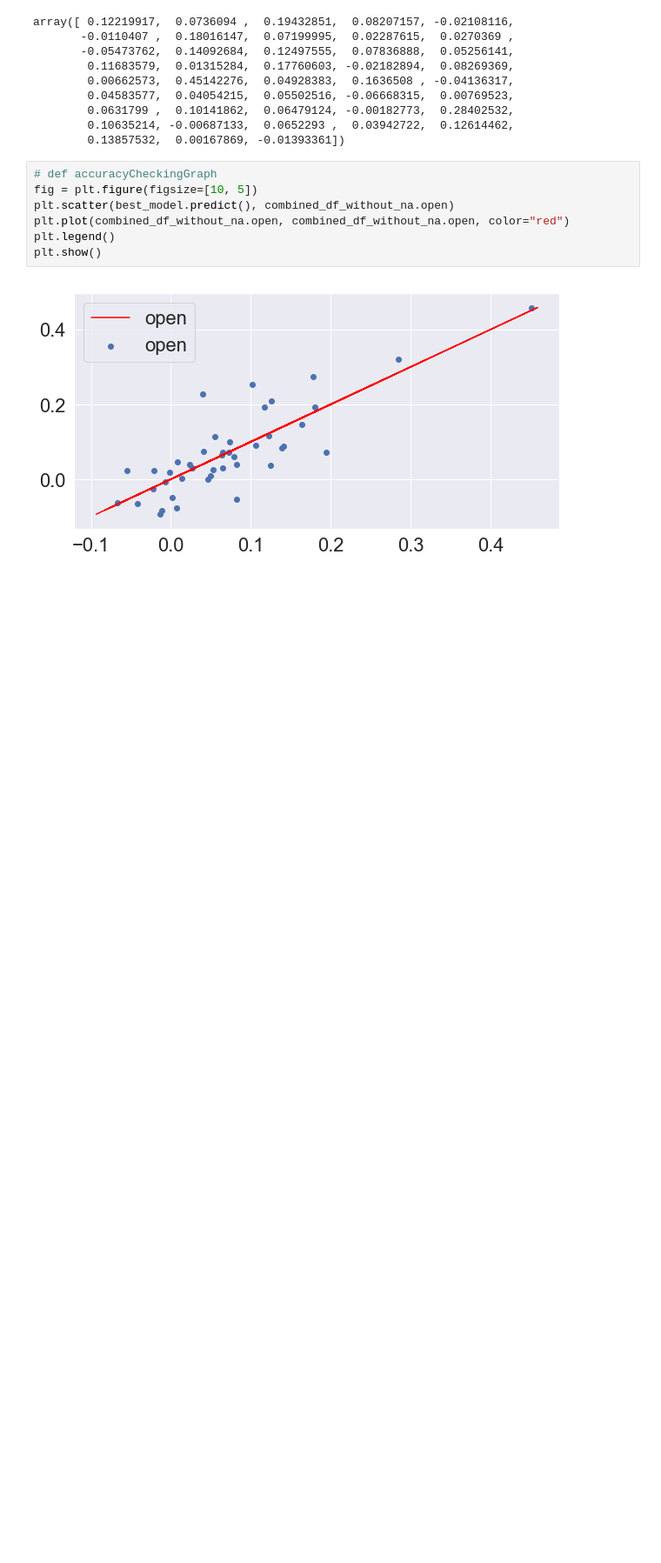
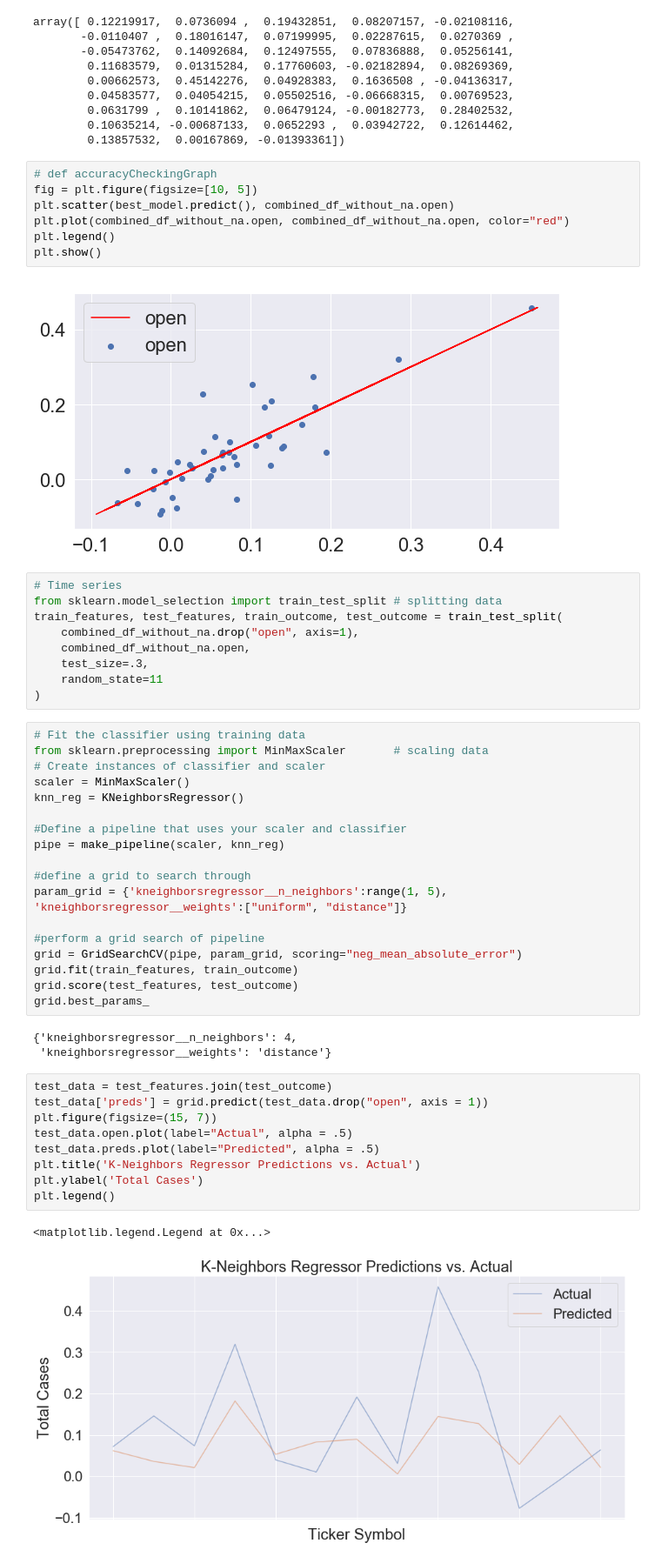
Before and after one commit to itskevinwin/INFO370-Project, a Jupyter notebook: Untitled.ipynb, the cells around one changed output. Shown at 87% size. Saved outputs shown, nothing was run; the diff lists cells and outputs as text; blank space fills up the shorter version.

Commit message:
Models added

```diff
--- a/Untitled.ipynb
+++ b/Untitled.ipynb
@@ -556,3 +555,45 @@ plt.legend()
 plt.show()
 # %% [output]
 [figure]
+# %%
+# Time series
+from sklearn.model_selection import train_test_split # splitting data
+train_features, test_features, train_outcome, test_outcome = train_test_split(
+    combined_df_without_na.drop("open", axis=1),
+    combined_df_without_na.open,
+    test_size=.3,
+    random_state=11
+)
+# %%
+# Fit the classifier using training data
+from sklearn.preprocessing import MinMaxScaler       # scaling data
+# Create instances of classifier and scaler
+scaler = MinMaxScaler()
+knn_reg = KNeighborsRegressor()
+
+#Define a pipeline that uses your scaler and classifier
+pipe = make_pipeline(scaler, knn_reg)
+
+#define a grid to search through
+param_grid = {'kneighborsregressor__n_neighbors':range(1, 5), 'kneighborsregressor__weights':["uniform", "distance"]}
+
+#perform a grid search of pipeline
+grid = GridSearchCV(pipe, param_grid, scoring="neg_mean_absolute_error")
+grid.fit(train_features, train_outcome)
+grid.score(test_features, test_outcome)
+grid.best_params_
+# %% [output]
+{'kneighborsregressor__n_neighbors': 4,
+ 'kneighborsregressor__weights': 'distance'}
+# %%
+test_data = test_features.join(test_outcome)
+test_data['preds'] = grid.predict(test_data.drop("open", axis = 1))
+plt.figure(figsize=(15, 7))
+test_data.open.plot(label="Actual", alpha = .5)
+test_data.preds.plot(label="Predicted", alpha = .5)
+plt.title('K-Neighbors Regressor Predictions vs. Actual')
+plt.ylabel('Total Cases')
+plt.legend()
+# %% [output]
+<matplotlib.legend.Legend at 0x...>
+[figure, added]
```
Also changed, not shown: parts of 12 cells of this notebook.
